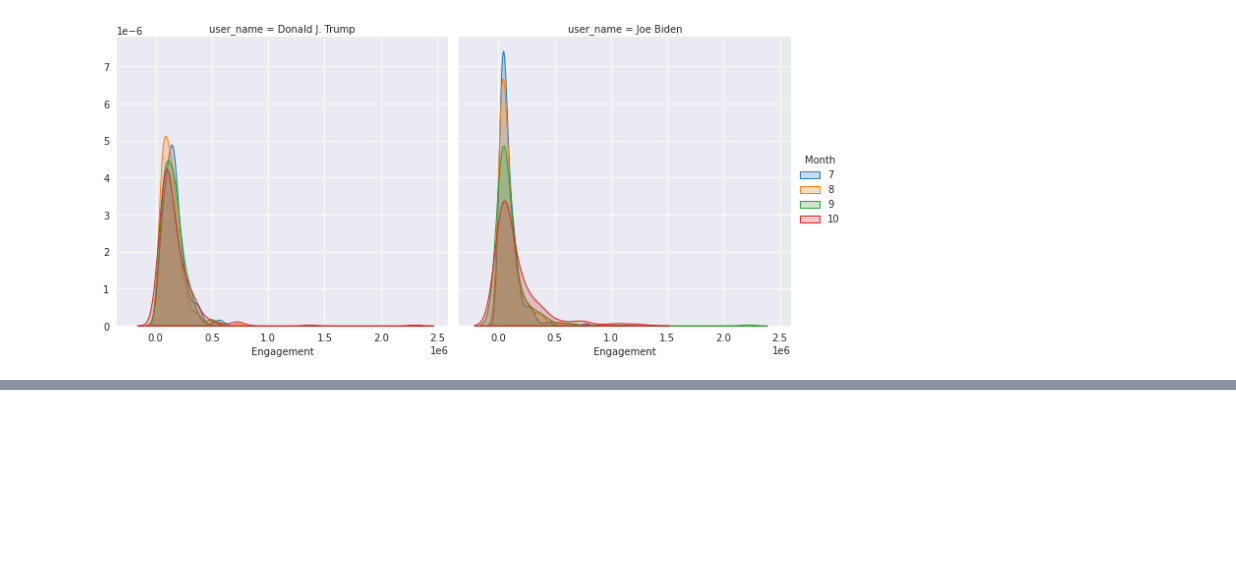
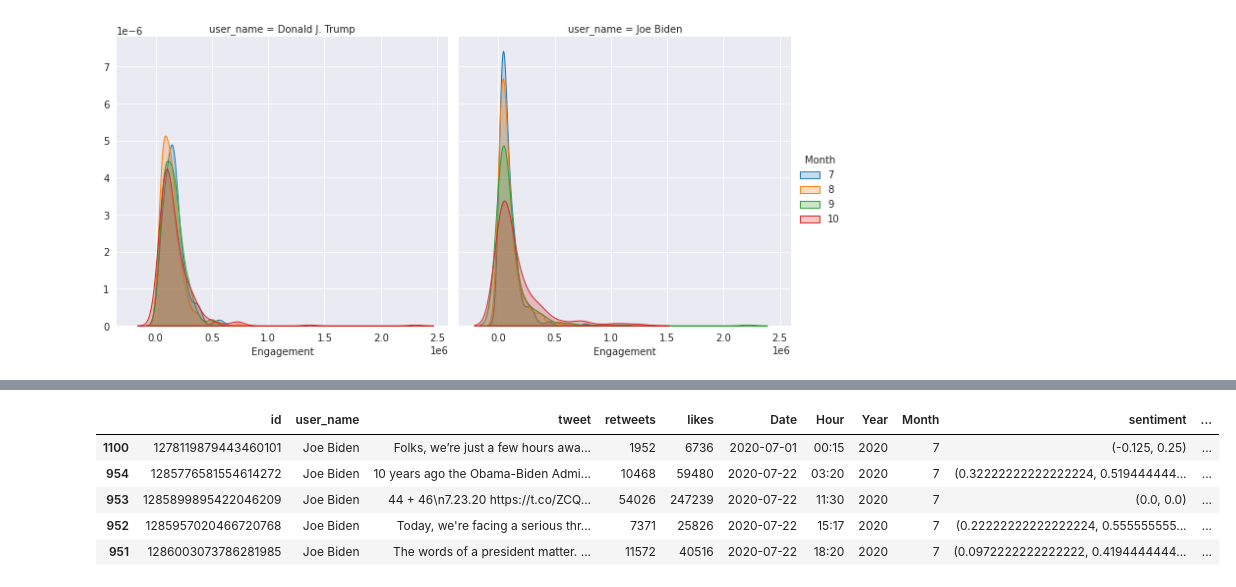
Before and after one commit to thyall/Trump-and-Biden-Tweets, a Jupyter notebook: Tweets.ipynb, the cells around one changed output, grey strips where cells are left out. Cells and saved outputs as stored; diff of their text form; code cells hidden in the pictures; blank space fills up the shorter version.

```diff
--- a/Tweets.ipynb
+++ b/Tweets.ipynb
@@ -165,0 +175,8 @@ plt.show()
+# %%
+def sentiment_calc(text):
+    try:
+        return TextBlob(text).sentiment
+    except:
+        return None
+
+data_Joe_2020['sentiment'] = data_Joe_2020['tweet'].apply(sentiment_calc)
@@ -165,0 +192,11 @@ plt.show()
+# %%
+data_Joe_2020['polarity'], data_Joe_2020['subjectivity'] = zip(*data_Joe_2020.sentiment)
+
+data_Joe_2020.head()
+# %% [output]
+|  | id | user_name | tweet | retweets | likes | Date | Hour | Year | Month | sentiment | ... |
+| 1100 | 1278119879443460101 | Joe Biden | Folks, we’re just a few hours awa... | 1952 | 6736 | 2020-07-01 | 00:15 | 2020 | 7 | (-0.125, 0.25) | ... |
+| 954 | 1285776581554614272 | Joe Biden | 10 years ago the Obama-Biden Admi... | 10468 | 59480 | 2020-07-22 | 03:20 | 2020 | 7 | (0.32222222222222224, 0.519444444... | ... |
+| 953 | 1285899895422046209 | Joe Biden | 44 + 46\n7.23.20 https://t.co/ZCQ... | 54026 | 247239 | 2020-07-22 | 11:30 | 2020 | 7 | (0.0, 0.0) | ... |
+| 952 | 1285957020466720768 | Joe Biden | Today, we're facing a serious thr... | 7371 | 25826 | 2020-07-22 | 15:17 | 2020 | 7 | (0.22222222222222224, 0.555555555... | ... |
+| 951 | 1286003073786281985 | Joe Biden | The words of a president matter. ... | 11572 | 40516 | 2020-07-22 | 18:20 | 2020 | 7 | (0.0972222222222222, 0.4194444444... | ... |
```
Also changed, not shown: parts of 12 cells of this notebook.
